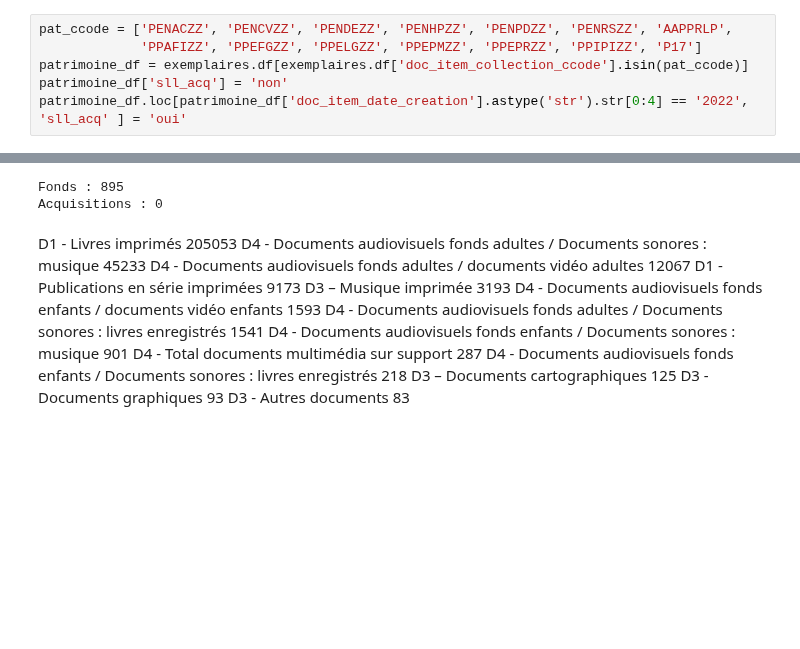
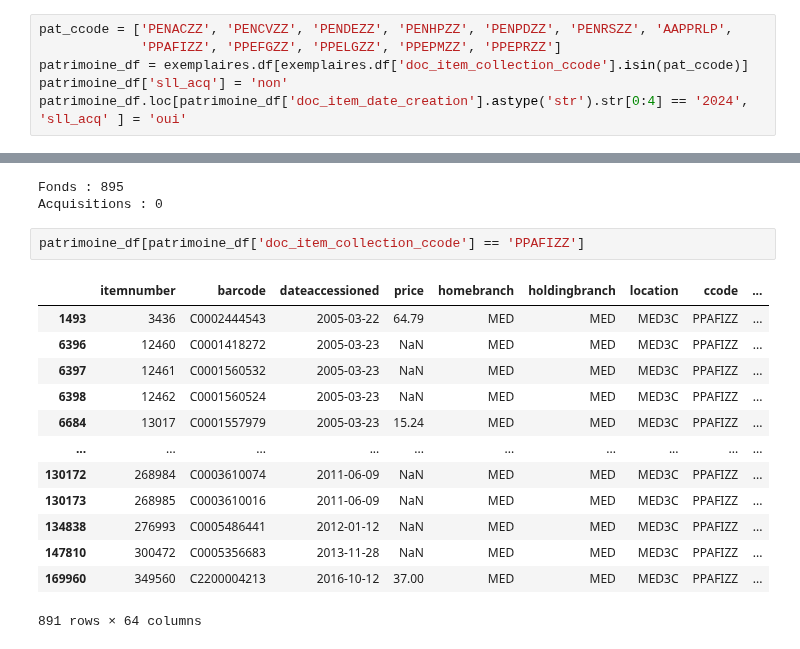
Before and after one commit to medrbx/kibini2, a Jupyter notebook: kibini/notebook_sll.ipynb, the cells around one changed output, grey strips where cells are left out. Cells and saved outputs as stored; diff of their text form; blank space fills up the shorter version.

```diff
--- a/kibini/notebook_sll.ipynb
+++ b/kibini/notebook_sll.ipynb
@@ -1166,10 +782,10 @@ exemplaires.get_doc_statdb_data()
 exemplaires.get_doc_es_data()
 # %%
 pat_ccode = ['PENACZZ', 'PENCVZZ', 'PENDEZZ', 'PENHPZZ', 'PENPDZZ', 'PENRSZZ', 'AAPPRLP',
-             'PPAFIZZ', 'PPEFGZZ', 'PPELGZZ', 'PPEPMZZ', 'PPEPRZZ', 'PPIPIZZ', 'P17']
+             'PPAFIZZ', 'PPEFGZZ', 'PPELGZZ', 'PPEPMZZ', 'PPEPRZZ']
 patrimoine_df = exemplaires.df[exemplaires.df['doc_item_collection_ccode'].isin(pat_ccode)]
 patrimoine_df['sll_acq'] = 'non'
-patrimoine_df.loc[patrimoine_df['doc_item_date_creation'].astype('str').str[0:4] == '2022', 'sll_acq' ] = 'oui'
+patrimoine_df.loc[patrimoine_df['doc_item_date_creation'].astype('str').str[0:4] == '2024', 'sll_acq' ] = 'oui'
 # %% [output]
 A value is trying to be set on a copy of a slice from a DataFrame.
 Try using .loc[row_indexer,col_indexer] = value instead
@@ -1273,17 +882,19 @@ print(f"Acquisitions : {len(data[data['sll_acq'] == 'oui'])}")
 # %% [output]
 Fonds : 895
 Acquisitions : 0
-# %% [markdown]
-D1 - Livres imprimés                                                                  205053
-D4 - Documents audiovisuels fonds adultes / Documents sonores : musique                45233
-D4 - Documents audiovisuels fonds adultes / documents vidéo adultes                    12067
-D1 - Publications en série imprimées                                                    9173
-D3 – Musique imprimée                                                                   3193
-D4 - Documents audiovisuels fonds enfants / documents vidéo enfants                     1593
-D4 - Documents audiovisuels fonds adultes / Documents sonores : livres enregistrés      1541
-D4 - Documents audiovisuels fonds enfants / Documents sonores : musique                  901
-D4 - Total documents multimédia sur support                                              287
-D4 - Documents audiovisuels fonds enfants / Documents sonores : livres enregistrés       218
-D3 – Documents cartographiques                                                           125
-D3 - Documents graphiques                                                                 93
-D3 - Autres documents                                                                     83
+# %%
+patrimoine_df[patrimoine_df['doc_item_collection_ccode'] == 'PPAFIZZ']
+# %% [output]
+|  | itemnumber | barcode | dateaccessioned | price | homebranch | holdingbranch | location | ccode | ... |
+| 1493 | 3436 | C0002444543 | 2005-03-22 | 64.79 | MED | MED | MED3C | PPAFIZZ | ... |
+| 6396 | 12460 | C0001418272 | 2005-03-23 | NaN | MED | MED | MED3C | PPAFIZZ | ... |
+| 6397 | 12461 | C0001560532 | 2005-03-23 | NaN | MED | MED | MED3C | PPAFIZZ | ... |
+| 6398 | 12462 | C0001560524 | 2005-03-23 | NaN | MED | MED | MED3C | PPAFIZZ | ... |
+| 6684 | 13017 | C0001557979 | 2005-03-23 | 15.24 | MED | MED | MED3C | PPAFIZZ | ... |
+| ... | ... | ... | ... | ... | ... | ... | ... | ... | ... |
+| 130172 | 268984 | C0003610074 | 2011-06-09 | NaN | MED | MED | MED3C | PPAFIZZ | ... |
+| 130173 | 268985 | C0003610016 | 2011-06-09 | NaN | MED | MED | MED3C | PPAFIZZ | ... |
+| 134838 | 276993 | C0005486441 | 2012-01-12 | NaN | MED | MED | MED3C | PPAFIZZ | ... |
+| 147810 | 300472 | C0005356683 | 2013-11-28 | NaN | MED | MED | MED3C | PPAFIZZ | ... |
+| 169960 | 349560 | C2200004213 | 2016-10-12 | 37.00 | MED | MED | MED3C | PPAFIZZ | ... |
+891 rows × 64 columns
```
Also changed, not shown: parts of 78 cells of this notebook.
